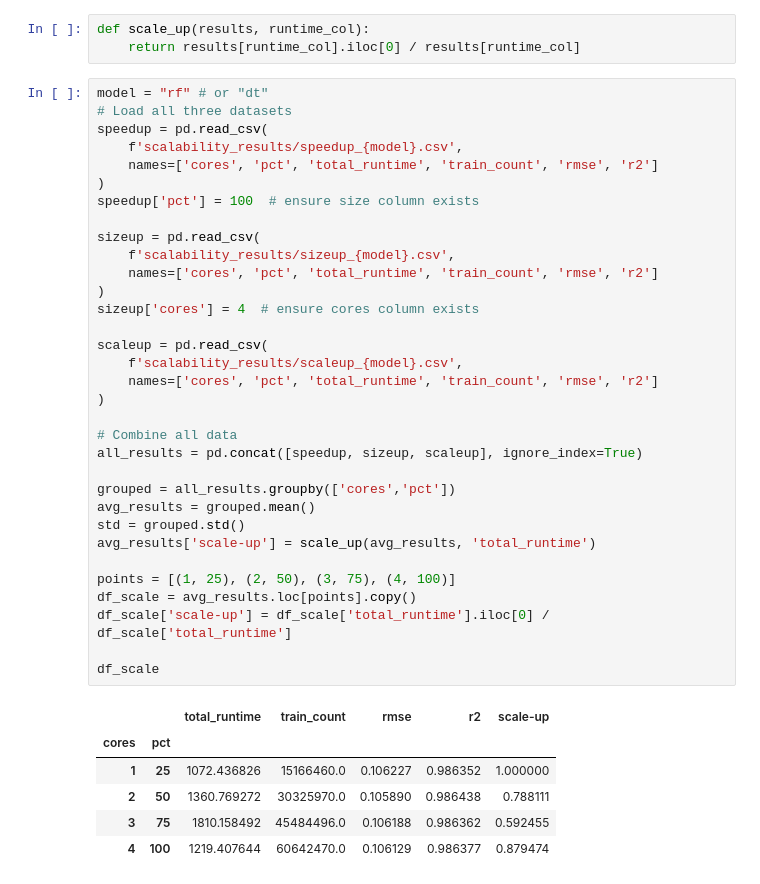
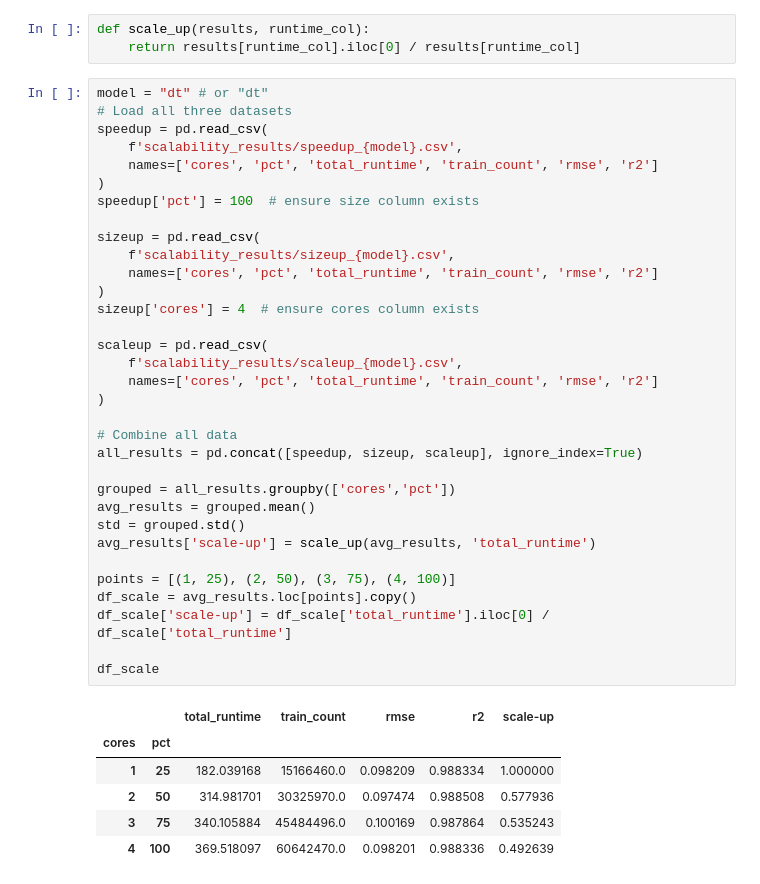
Before and after one commit to MariaGoico/Final-Project-LSDA, a Jupyter notebook: scalability.ipynb, the cells around one changed output. Drawn from its saved outputs; the diff is of its cells as text.

```diff
--- a/scalability.ipynb
+++ b/scalability.ipynb
@@ -239,7 +239,7 @@ for i in range(5):
 def scale_up(results, runtime_col):
     return results[runtime_col].iloc[0] / results[runtime_col]
 # %%
-model = "rf" # or "dt"
+model = "dt" # or "dt"
 # Load all three datasets
 speedup = pd.read_csv(
     f'scalability_results/speedup_{model}.csv',
@@ -247,37 +247,37 @@ speedup = pd.read_csv(
 )
 speedup['pct'] = 100  # ensure size column exists
 
 sizeup = pd.read_csv(
     f'scalability_results/sizeup_{model}.csv',
     names=['cores', 'pct', 'total_runtime', 'train_count', 'rmse', 'r2']
 )
 sizeup['cores'] = 4  # ensure cores column exists
 
 scaleup = pd.read_csv(
     f'scalability_results/scaleup_{model}.csv',
     names=['cores', 'pct', 'total_runtime', 'train_count', 'rmse', 'r2']
 )
 
 # Combine all data
 all_results = pd.concat([speedup, sizeup, scaleup], ignore_index=True)
 
 grouped = all_results.groupby(['cores','pct'])
 avg_results = grouped.mean()
 std = grouped.std()
 avg_results['scale-up'] = scale_up(avg_results, 'total_runtime')
 
 points = [(1, 25), (2, 50), (3, 75), (4, 100)]
 df_scale = avg_results.loc[points].copy()
 df_scale['scale-up'] = df_scale['total_runtime'].iloc[0] / df_scale['total_runtime']
 
 df_scale
 # %% [output]
 |  |  | total_runtime | train_count | rmse | r2 | scale-up |
 | cores | pct |  |  |  |  |  |
-| 1 | 25 | 1072.436826 | 15166460.0 | 0.106227 | 0.986352 | 1.000000 |
-| 2 | 50 | 1360.769272 | 30325970.0 | 0.105890 | 0.986438 | 0.788111 |
-| 3 | 75 | 1810.158492 | 45484496.0 | 0.106188 | 0.986362 | 0.592455 |
-| 4 | 100 | 1219.407644 | 60642470.0 | 0.106129 | 0.986377 | 0.879474 |
+| 1 | 25 | 182.039168 | 15166460.0 | 0.098209 | 0.988334 | 1.000000 |
+| 2 | 50 | 314.981701 | 30325970.0 | 0.097474 | 0.988508 | 0.577936 |
+| 3 | 75 | 340.105884 | 45484496.0 | 0.100169 | 0.987864 | 0.535243 |
+| 4 | 100 | 369.518097 | 60642470.0 | 0.098201 | 0.988336 | 0.492639 |
 # %%
 ideal_scaleup = [1] * len(num_cores)
 plot_scalability_measure('scale-up', df_scale, 'Number of cores',
```
Also changed, not shown: parts of 2 cells of this notebook, 4 other files.
